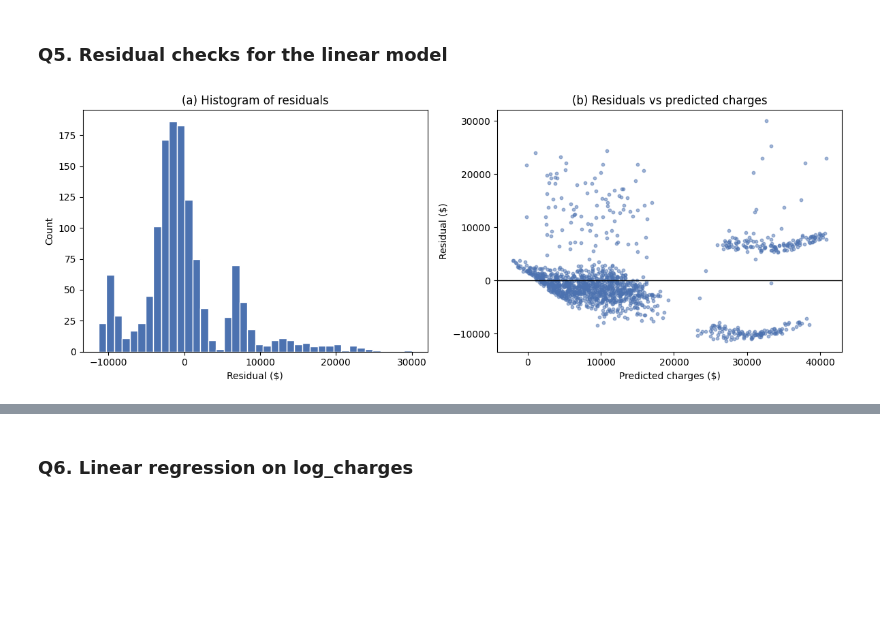
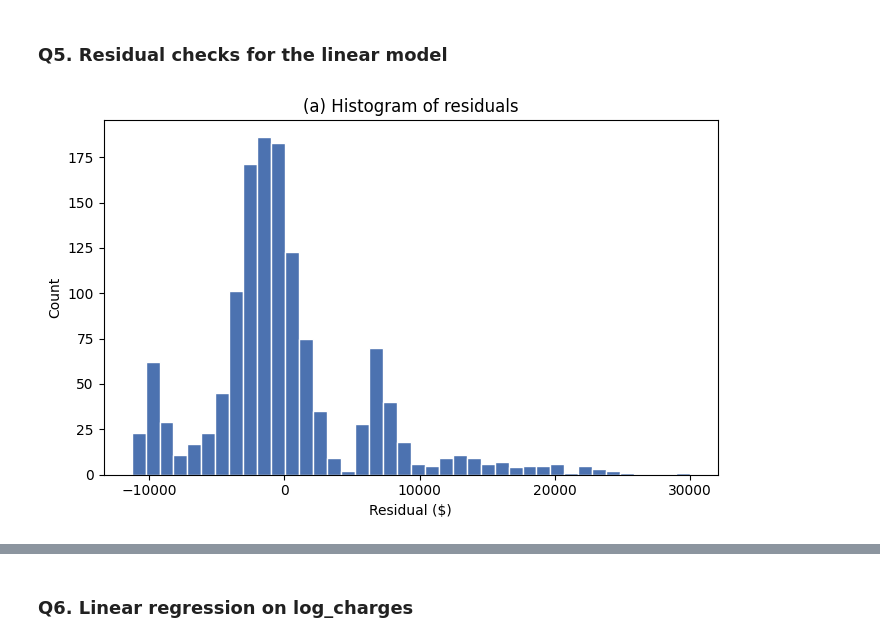
Before and after one commit to Mturco3/insurance-charges-regression, a Jupyter notebook: notebooks/insurance_regression.ipynb, the cells around one changed output, grey strips where cells are left out. Saved outputs shown, nothing was run; the diff lists cells and outputs as text; code cells hidden in the pictures; blank space fills up the shorter version.

```diff
--- a/notebooks/insurance_regression.ipynb
+++ b/notebooks/insurance_regression.ipynb
@@ -199,22 +242,13 @@ coefficient_table(linear_model)
 The interpretation of each coefficient (holding the other variables fixed) is written in the report; the values are in the table above.
 # %% [markdown]
 ### Q5. Residual checks for the linear model
-# %%
-linear_residuals = linear_model.resid
-linear_fitted = linear_model.fittedvalues
-
-fig, axes = plt.subplots(1, 2, figsize=(12, 4.5))
-axes[0].hist(linear_residuals, bins=40, color="#4c72b0", edgecolor="white")
-axes[0].set_title("(a) Histogram of residuals")
-axes[0].set_xlabel("Residual ($)")
-axes[0].set_ylabel("Count")
-axes[1].scatter(linear_fitted, linear_residuals, s=10, alpha=0.5, color="#4c72b0")
-axes[1].axhline(0, color="black", linewidth=1)
-axes[1].set_title("(b) Residuals vs predicted charges")
-axes[1].set_xlabel("Predicted charges ($)")
-axes[1].set_ylabel("Residual ($)")
-plt.tight_layout()
-plt.savefig(IMAGES_DIR / "residuals_linear.png", dpi=150)
-plt.show()
-# %% [output]
-[figure, removed]
+# %%
+plot_residual_histogram(
+    linear_model.resid,
+    "(a) Histogram of residuals",
+    "Residual ($)",
+    "#4c72b0",
+    "residuals_linear_histogram.png"
+)
+# %% [output]
+[figure, added]
```
Also changed, not shown: parts of 9 cells of this notebook, 8 other files.
